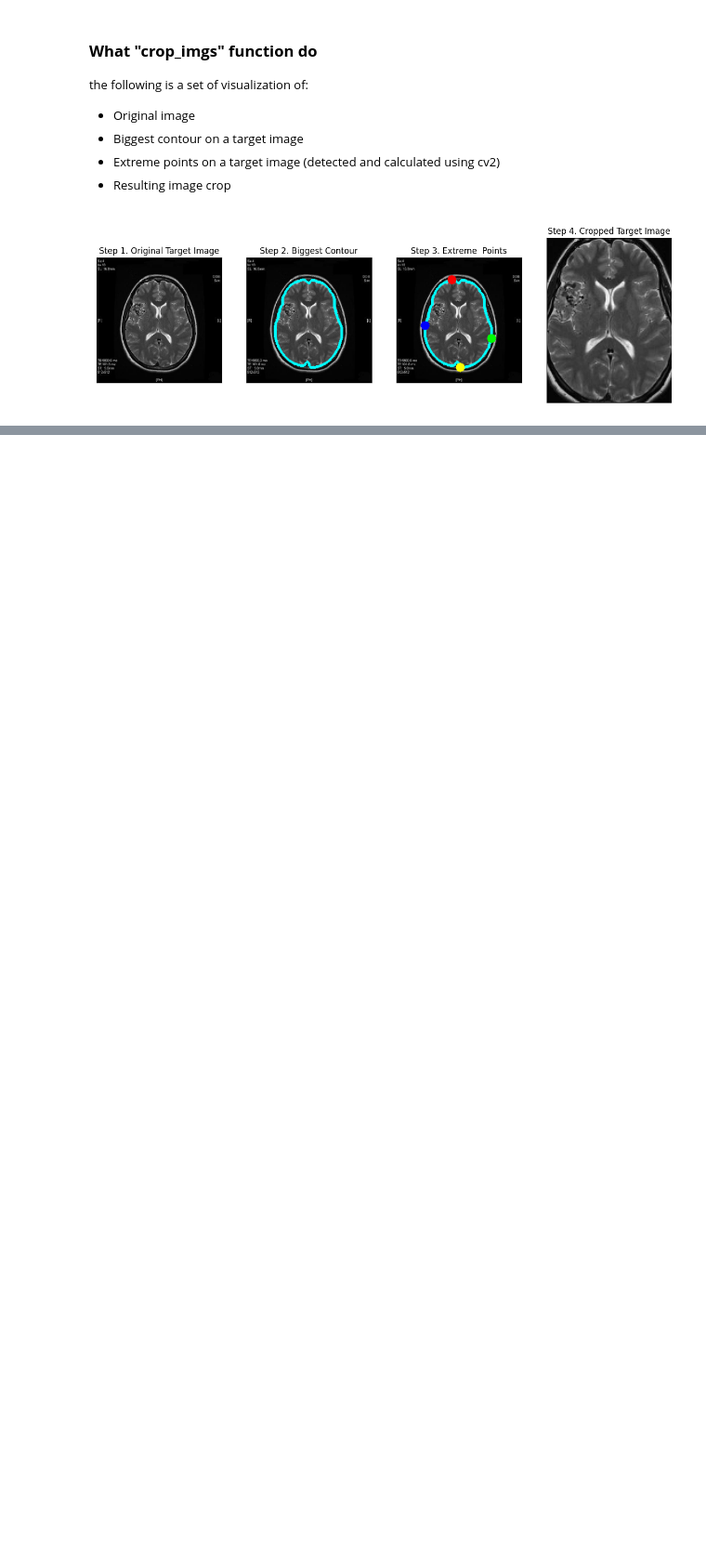
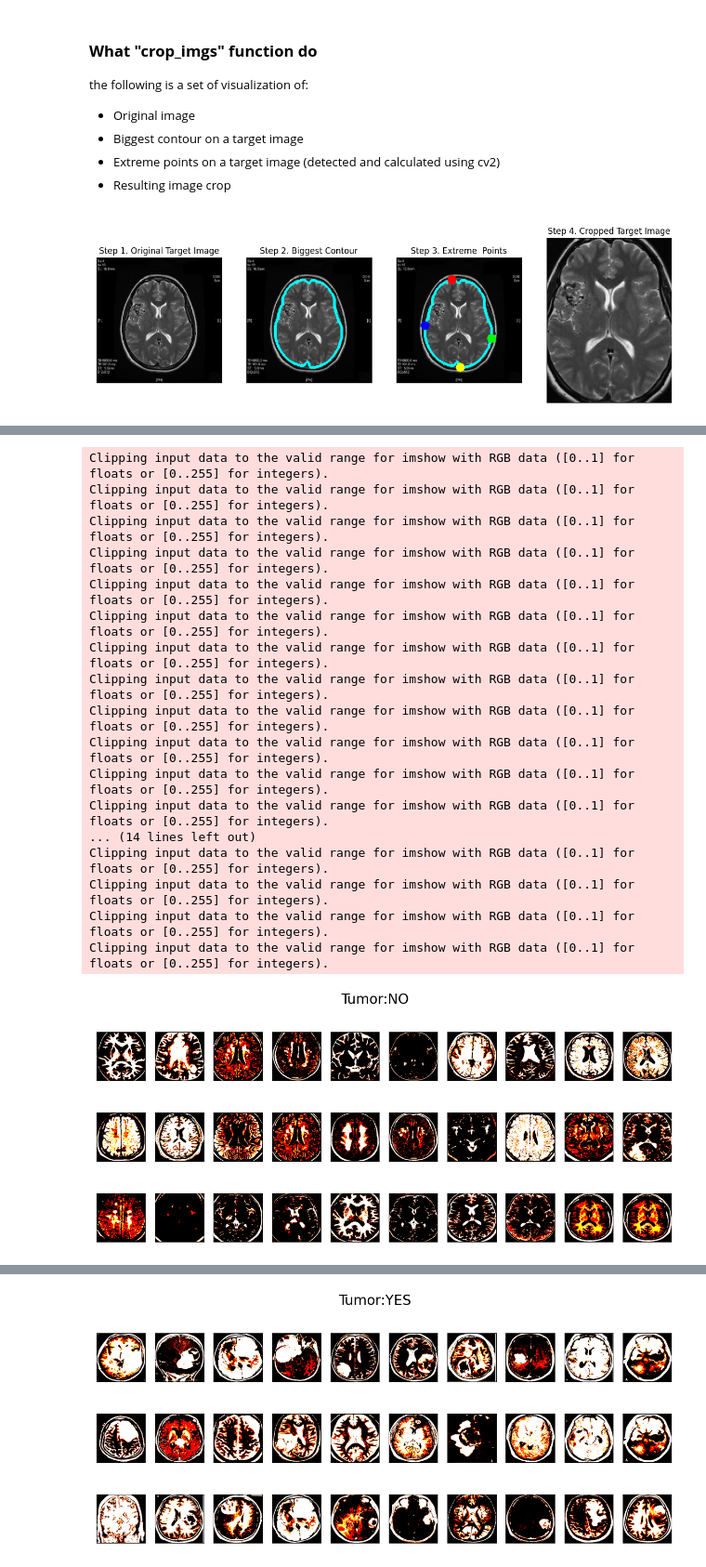
Before and after one commit to notyasin/braintumordetection, a Jupyter notebook: main_script.ipynb, the cells around one changed output, grey strips where cells are left out. Shown at 93% size. Drawn from its saved outputs; the diff is of its cells as text; code cells hidden in the pictures; blank space fills up the shorter version.

```diff
--- a/main_script.ipynb
+++ b/main_script.ipynb
@@ -383,7 +383,7 @@ the following is a set of visualization of:
 img = cv2.imread("C:/Users/racco/Documents/python_project/" \
 "braintumordetection/archive1/brain_tumor_dataset/no/No14.jpg")
 img = cv2.resize(img,
-                dsize=img_size,
+                dsize=img_size244,
                 interpolation=cv2.INTER_CUBIC)
 gray = cv2.cvtColor(img, cv2.COLOR_BGR2GRAY)
 gray = cv2.GaussianBlur(gray, (5, 5), 0)
@@ -484,0 +508,39 @@ def save_new_images(x_set, y_set, folder_name):
+# %%
+def preprocess_imgs(set_name, img_size):
+    # Resize and apply VGG-16 preprocessing
+    set_new = []
+    for img in set_name:
+        img = cv2.resize(
+            img,
+            dsize=img_size,
+            interpolation=cv2.INTER_CUBIC)
+        if len(img.shape) == 2 or img.shape[2] == 1:
+            img = cv2.cvtColor(img, cv2.COLOR_GRAY2RGB)
+
+        set_new.append(preprocess_input(img))
+    return np.array(set_new)
+# %%
+X_train_prep = preprocess_imgs(set_name=X_train_crop, img_size=img_size244)
+X_test_prep = preprocess_imgs(set_name=X_test_crop, img_size=img_size244)
+X_val_prep = preprocess_imgs(set_name=X_val_crop, img_size=img_size244)
+# %%
+plot_samples(X_train_prep, y_train, labels_train, 30)
+# %% [output]
+Clipping input data to the valid range for imshow with RGB data ([0..1] for floats or [0..255] for integers).
+Clipping input data to the valid range for imshow with RGB data ([0..1] for floats or [0..255] for integers).
+Clipping input data to the valid range for imshow with RGB data ([0..1] for floats or [0..255] for integers).
+Clipping input data to the valid range for imshow with RGB data ([0..1] for floats or [0..255] for integers).
+Clipping input data to the valid range for imshow with RGB data ([0..1] for floats or [0..255] for integers).
+Clipping input data to the valid range for imshow with RGB data ([0..1] for floats or [0..255] for integers).
+Clipping input data to the valid range for imshow with RGB data ([0..1] for floats or [0..255] for integers).
+Clipping input data to the valid range for imshow with RGB data ([0..1] for floats or [0..255] for integers).
+Clipping input data to the valid range for imshow with RGB data ([0..1] for floats or [0..255] for integers).
+Clipping input data to the valid range for imshow with RGB data ([0..1] for floats or [0..255] for integers).
+Clipping input data to the valid range for imshow with RGB data ([0..1] for floats or [0..255] for integers).
+Clipping input data to the valid range for imshow with RGB data ([0..1] for floats or [0..255] for integers).
+... (14 lines left out)
+Clipping input data to the valid range for imshow with RGB data ([0..1] for floats or [0..255] for integers).
+Clipping input data to the valid range for imshow with RGB data ([0..1] for floats or [0..255] for integers).
+Clipping input data to the valid range for imshow with RGB data ([0..1] for floats or [0..255] for integers).
+Clipping input data to the valid range for imshow with RGB data ([0..1] for floats or [0..255] for integers).
+[figure, added]
@@ -484,0 +564 @@ def save_new_images(x_set, y_set, folder_name):
+[figure, added]
```
Also changed, not shown: parts of 7 cells of this notebook, 3 other files.
